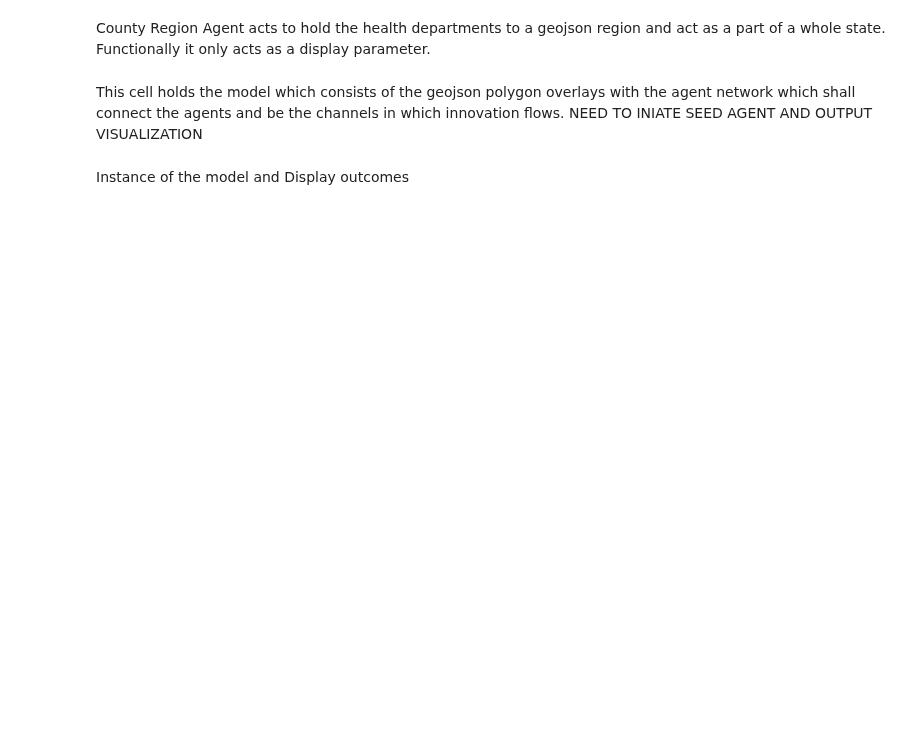
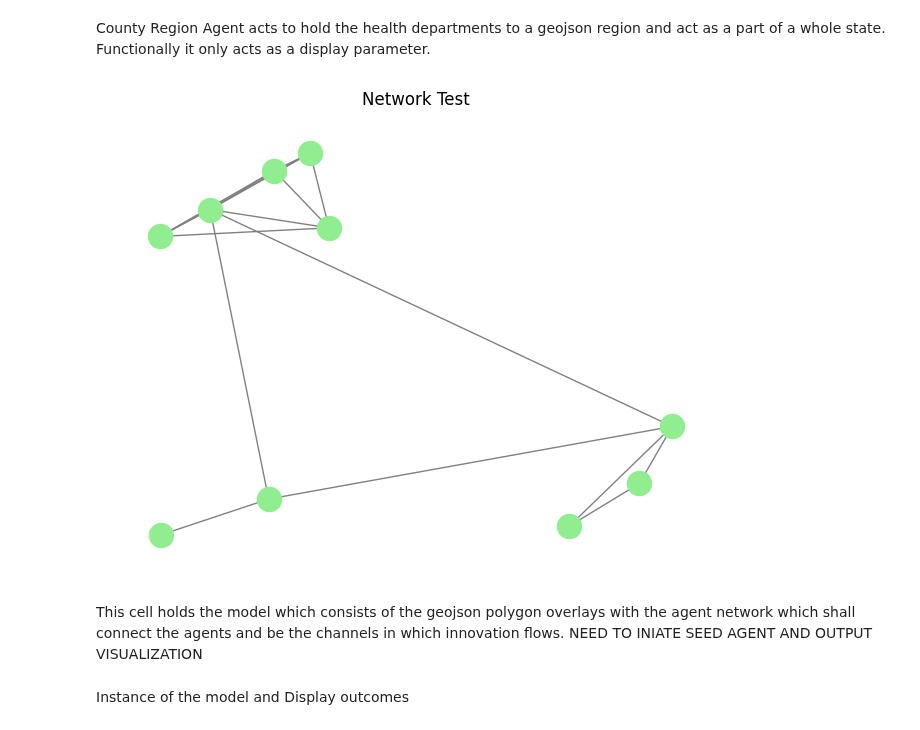
Before and after one commit to Anagh19/Complex-Systems-Project, a Jupyter notebook: CS7065_DOI_Project.ipynb, the cells around one changed output. Saved outputs shown, nothing was run; the diff lists cells and outputs as text; code cells hidden in the pictures; blank space fills up the shorter version.

```diff
--- a/CS7065_DOI_Project.ipynb
+++ b/CS7065_DOI_Project.ipynb
@@ -100,0 +63,19 @@ class health_agent(mg.GeoAgent):
+# %%
+class Health_Agent(FixedAgent):
+  def __init__(
+      self,
+      model,
+      agent_type, # LOCAL or STATE
+      state_id,
+      pos, # position i think
+      ):
+    super().__init__(model)
+    self.agent_type = agent_type
+    self.state_id = state_id
+    self.pos = pos
+
+    self.adopted = False # Inital condition for all agents since the agent is seeded in the model
+    self.is_seed = False # Inital condition for all agents since the agent is seeded in the model
+
+  def step(self):
+    return print(f"Health Department {self.unique_id} from State {self.state_id}")
@@ -100,0 +189,3 @@ class health_agent(mg.GeoAgent):
+# %%
+model = Health_Model(num_agents=10, num_of_connections=3, dist_threshold=10, seed_includes_state=False)
+model.run_for(1)
@@ -130,2 +206,20 @@ class County_Agent(mg.GeoAgent):
+# %%
+# Plotting
+plt.figure(figsize=(8, 6))
+plt.title("Network Test")
+
+positions = nx.get_node_attributes(model.network, 'pos')
+
+nx.draw(
+    model.network,
+    positions,
+    node_color='lightgreen',
+    node_size=300,
+    edge_color='gray'
+)
+
+plt.show()
+# %% [output]
+[figure, added]
 # %% [markdown]
 This cell holds the model which consists of the geojson polygon overlays with the agent network which shall connect the agents and be the channels in which innovation flows. NEED TO INIATE SEED AGENT AND OUTPUT VISUALIZATION
```
Also changed, not shown: parts of 13 cells of this notebook.
